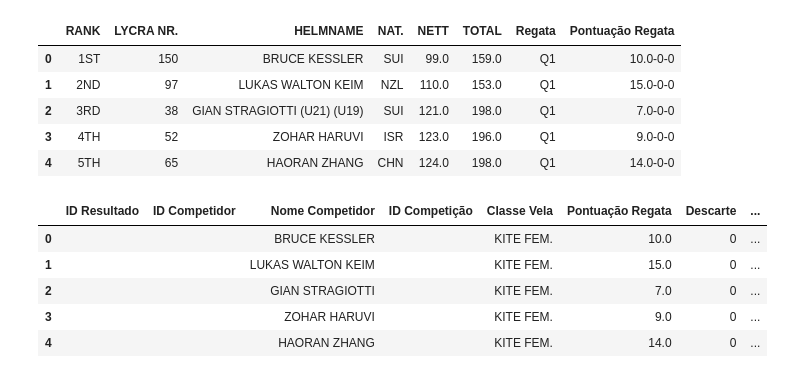
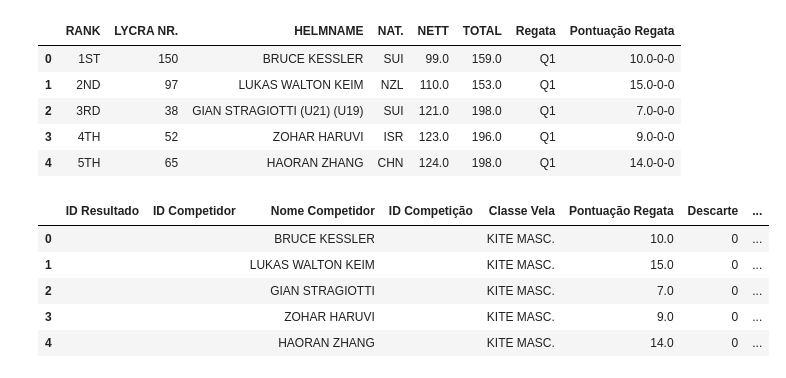
Before and after one commit to Gab-Mel/sailing-rankings-2024.1, a Jupyter notebook: scraping_2024/output/sillas.ipynb, the cells around one changed output. Cells and saved outputs as stored; diff of their text form; code cells hidden in the pictures.

Commit message:
finalizado kite

```diff
--- a/scraping_2024/output/sillas.ipynb
+++ b/scraping_2024/output/sillas.ipynb
@@ -146,25 +146,25 @@ df2.head()
 # %%
 df2[['ID Resultado', 'ID Competidor', 'ID Competição']] = ''
 df2['Posição Geral'] = df2['RANK'].apply(lambda x: str(x)[:-2])
 df2['Nome Competidor'] = df2['HELMNAME'].apply(lambda x: str(x).split('(')[0].strip())
-df2['Classe Vela'] = 'KITE FEM.'
+df2['Classe Vela'] = 'KITE MASC.'
 df2['Descarte'] = df2['Pontuação Regata'].apply(lambda x: str(x).split('-')[1])
 df2['Punição'] = df2['Pontuação Regata'].apply(lambda x: str(x).split('-')[2])
 df2['Pontuação Regata'] = df2['Pontuação Regata'].apply(lambda x: str(x).split('-')[0])
-df2['Flotilha'] = df2['Regata']
+df2['Flotilha'] = "Silver"
 df2['Nett'] = df2['NETT']
 df2['Nome Competição'] = "World Championship 2024"
 df2['Nacionalidade'] = df2['NAT.']
 df2['Pontuação Total'] = df2['TOTAL']
 
 df2 = df2[column_order]
 df2.head()
 # %% [output]
 |  | ID Resultado | ID Competidor | Nome Competidor | ID Competição | Classe Vela | Pontuação Regata | Descarte | ... |
-| 0 |  |  | BRUCE KESSLER |  | KITE FEM. | 10.0 | 0 | ... |
-| 1 |  |  | LUKAS WALTON KEIM |  | KITE FEM. | 15.0 | 0 | ... |
-| 2 |  |  | GIAN STRAGIOTTI |  | KITE FEM. | 7.0 | 0 | ... |
-| 3 |  |  | ZOHAR HARUVI |  | KITE FEM. | 9.0 | 0 | ... |
-| 4 |  |  | HAORAN ZHANG |  | KITE FEM. | 14.0 | 0 | ... |
+| 0 |  |  | BRUCE KESSLER |  | KITE MASC. | 10.0 | 0 | ... |
+| 1 |  |  | LUKAS WALTON KEIM |  | KITE MASC. | 15.0 | 0 | ... |
+| 2 |  |  | GIAN STRAGIOTTI |  | KITE MASC. | 7.0 | 0 | ... |
+| 3 |  |  | ZOHAR HARUVI |  | KITE MASC. | 9.0 | 0 | ... |
+| 4 |  |  | HAORAN ZHANG |  | KITE MASC. | 14.0 | 0 | ... |
 # %%
 df2.to_csv("./kite_wc_men_over_silver.csv", index=False)
```
Also changed, not shown: parts of 10 cells of this notebook, 5 other files.
